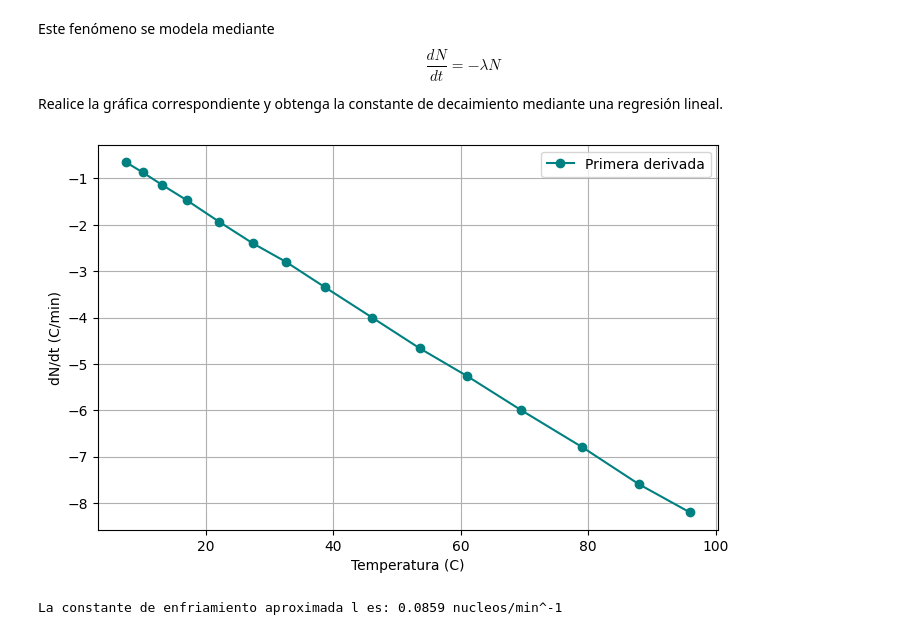
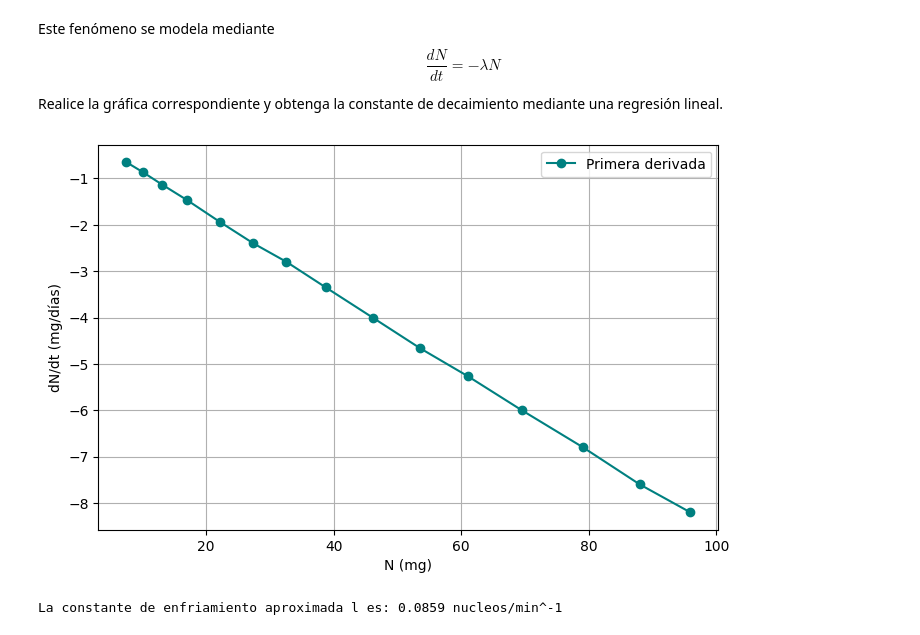
Before and after one commit to matquim/Practicas-Calculo-I, a Jupyter notebook: u5p5.ipynb, the cells around one changed output. Drawn from its saved outputs; the diff is of its cells as text; code cells hidden in the pictures.

```diff
--- a/u5p5.ipynb
+++ b/u5p5.ipynb
@@ -77,19 +77,19 @@ Realice la gráfica correspondiente y obtenga la constante de decaimiento median
 # %%
 Nm = (N[0:-1] + N[1:]) / 2
 
 plt.figure(figsize=(8, 5))
 
 plt.plot(Nm, dN_dt, marker='o', color='teal', label='Primera derivada')
 
-plt.xlabel('Temperatura (C)')
-plt.ylabel('dN/dt (C/min)')
+plt.xlabel('N (mg)')
+plt.ylabel('dN/dt (mg/días)')
 
 plt.grid(True)
 
 plt.legend()
 plt.show()
 # %% [output]
-[figure, old version]
+[figure, new version]
 # %%
 m, b = np.polyfit(Nm, dN_dt, 1)
 
```
Also changed, not shown: parts of 3 cells of this notebook.
